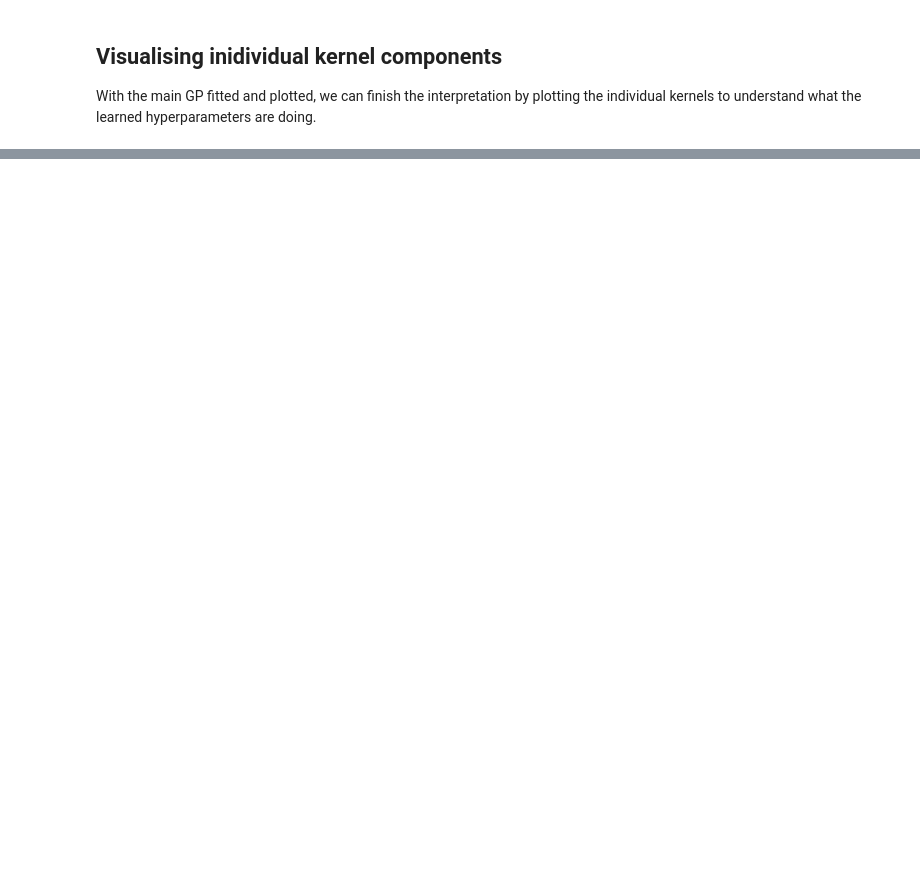
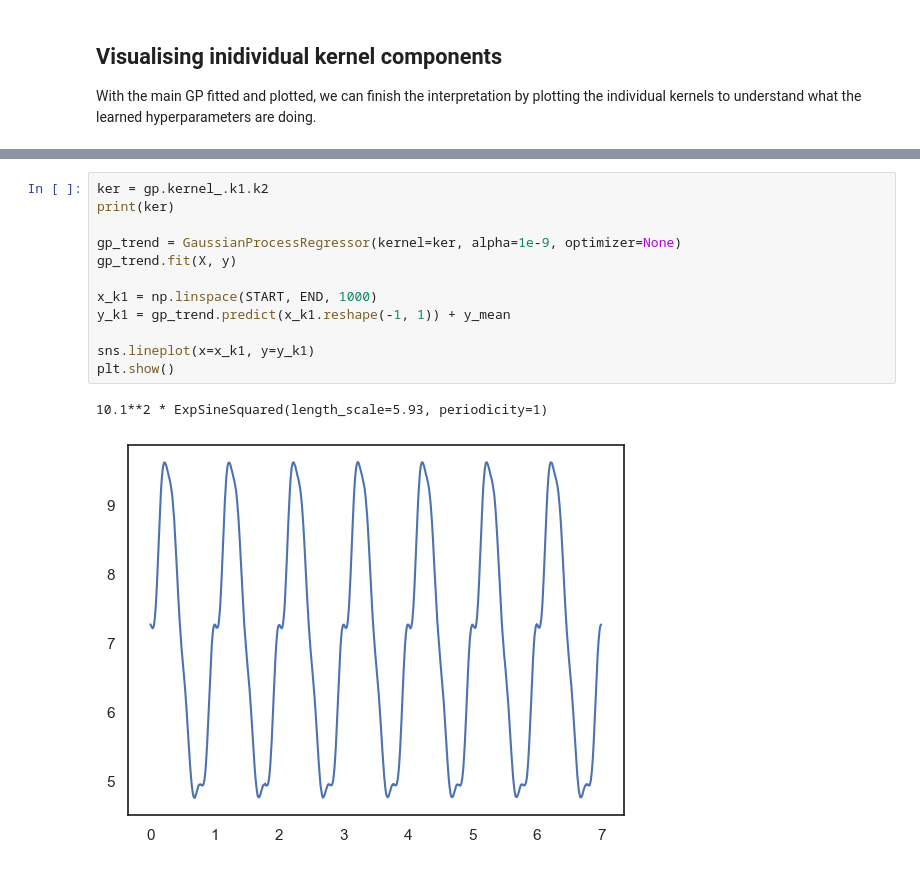
Before and after one commit to EthanGTJones/STAT3008-Group-Project, a Jupyter notebook: artificial_data.ipynb, the cells around one changed output, grey strips where cells are left out. Saved outputs shown, nothing was run; the diff lists cells and outputs as text; blank space fills up the shorter version.

```diff
--- a/artificial_data.ipynb
+++ b/artificial_data.ipynb
@@ -220,0 +225,15 @@ plt.show()
+# %%
+ker = gp.kernel_.k1.k2
+print(ker)
+
+gp_trend = GaussianProcessRegressor(kernel=ker, alpha=1e-9, optimizer=None)
+gp_trend.fit(X, y)
+
+x_k1 = np.linspace(START, END, 1000)
+y_k1 = gp_trend.predict(x_k1.reshape(-1, 1)) + y_mean
+
+sns.lineplot(x=x_k1, y=y_k1)
+plt.show()
+# %% [output]
+10.1**2 * ExpSineSquared(length_scale=5.93, periodicity=1)
+[figure, added]
```
Also changed, not shown: parts of 11 cells of this notebook.
